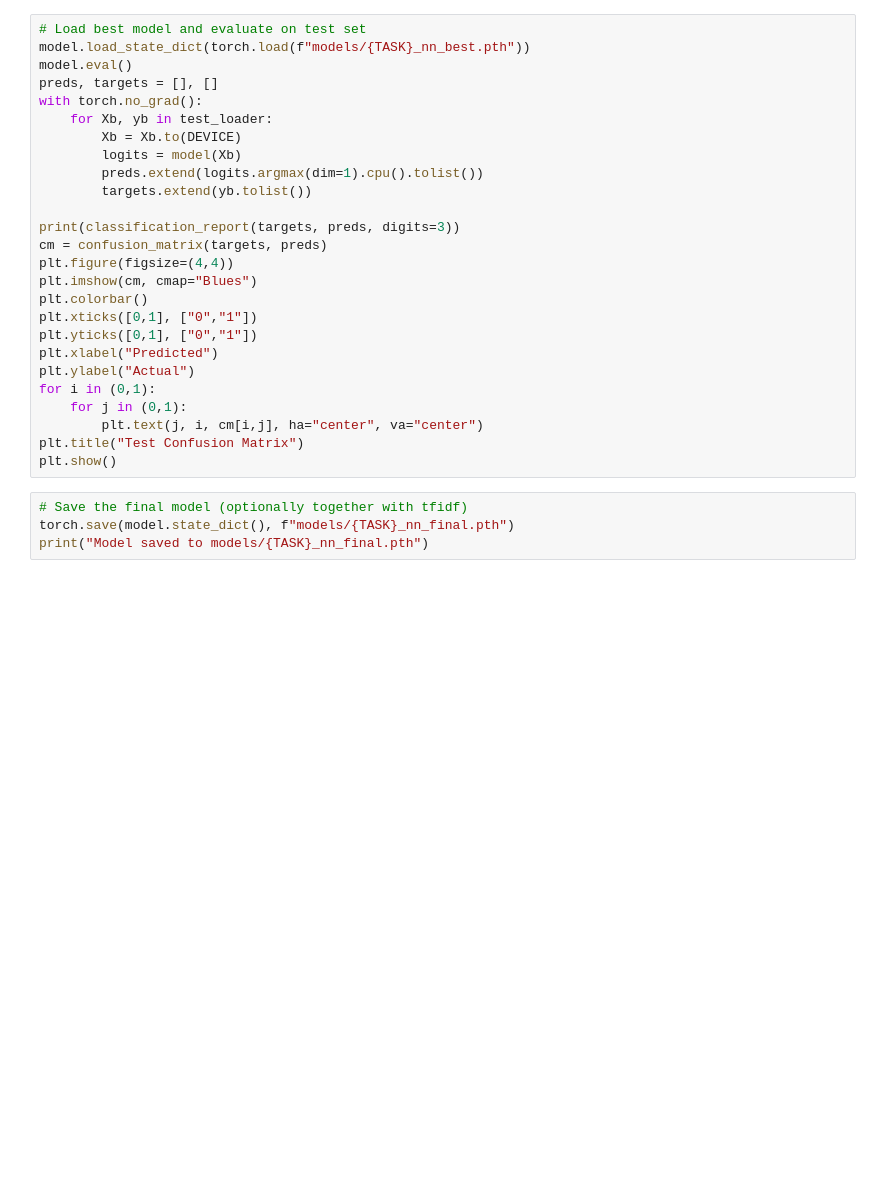
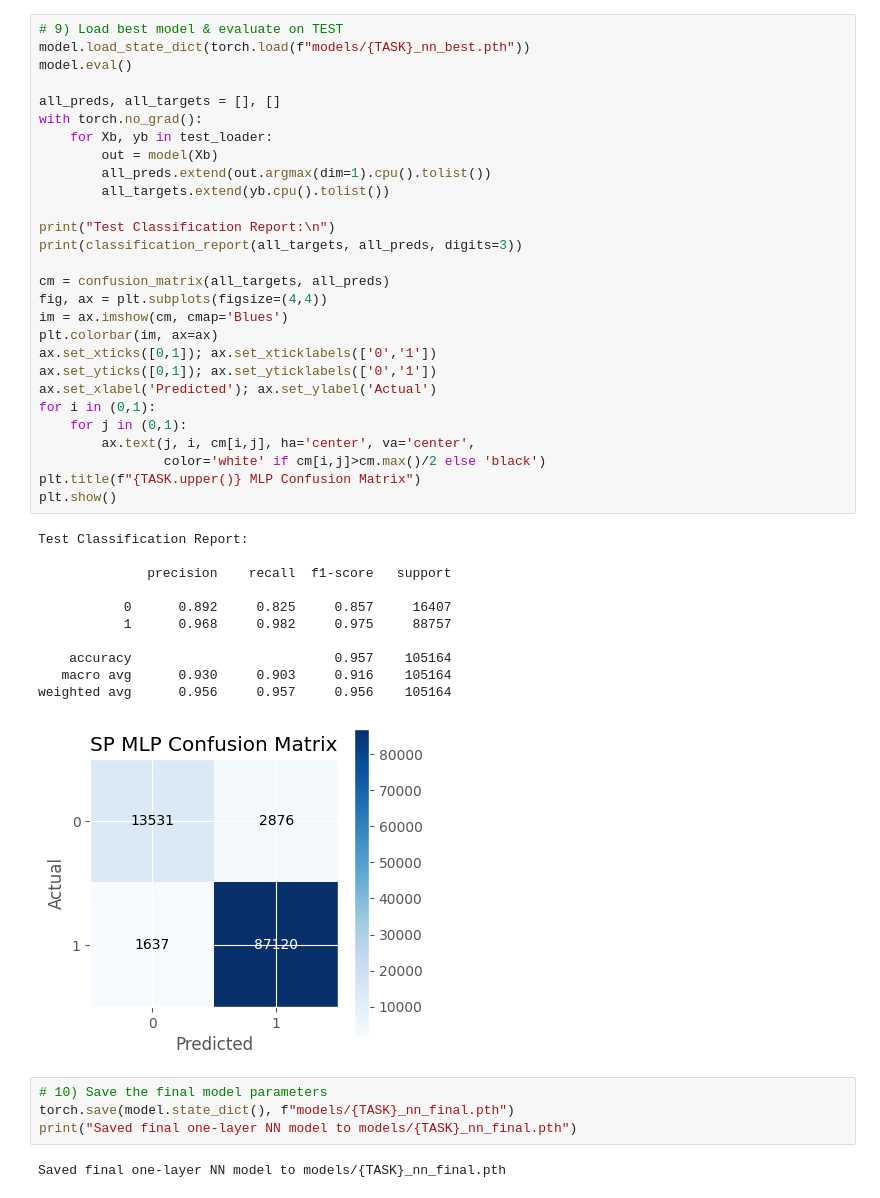
Before and after one commit to elicep01/fake-review-detector, a Jupyter notebook: notebooks/04_nn_tfidf.ipynb, the cells around one changed output. Drawn from its saved outputs; the diff is of its cells as text; blank space fills up the shorter version.

```diff
--- a/notebooks/04_nn_tfidf.ipynb
+++ b/notebooks/04_nn_tfidf.ipynb
@@ -201,30 +231,46 @@ plt.show()
 # %%
-# Load best model and evaluate on test set
+# 9) Load best model & evaluate on TEST
 model.load_state_dict(torch.load(f"models/{TASK}_nn_best.pth"))
 model.eval()
-preds, targets = [], []
+
+all_preds, all_targets = [], []
 with torch.no_grad():
     for Xb, yb in test_loader:
-        Xb = Xb.to(DEVICE)
-        logits = model(Xb)
-        preds.extend(logits.argmax(dim=1).cpu().tolist())
-        targets.extend(yb.tolist())
+        out = model(Xb)
+        all_preds.extend(out.argmax(dim=1).cpu().tolist())
+        all_targets.extend(yb.cpu().tolist())
 
-print(classification_report(targets, preds, digits=3))
-cm = confusion_matrix(targets, preds)
-plt.figure(figsize=(4,4))
-plt.imshow(cm, cmap="Blues")
-plt.colorbar()
-plt.xticks([0,1], ["0","1"])
-plt.yticks([0,1], ["0","1"])
-plt.xlabel("Predicted")
-plt.ylabel("Actual")
+print("Test Classification Report:\n")
+print(classification_report(all_targets, all_preds, digits=3))
+
+cm = confusion_matrix(all_targets, all_preds)
+fig, ax = plt.subplots(figsize=(4,4))
+im = ax.imshow(cm, cmap='Blues')
+plt.colorbar(im, ax=ax)
+ax.set_xticks([0,1]); ax.set_xticklabels(['0','1'])
+ax.set_yticks([0,1]); ax.set_yticklabels(['0','1'])
+ax.set_xlabel('Predicted'); ax.set_ylabel('Actual')
 for i in (0,1):
     for j in (0,1):
-        plt.text(j, i, cm[i,j], ha="center", va="center")
-plt.title("Test Confusion Matrix")
+        ax.text(j, i, cm[i,j], ha='center', va='center',
+                color='white' if cm[i,j]>cm.max()/2 else 'black')
+plt.title(f"{TASK.upper()} MLP Confusion Matrix")
 plt.show()
+# %% [output]
+Test Classification Report:
+
+              precision    recall  f1-score   support
+
+           0      0.892     0.825     0.857     16407
+           1      0.968     0.982     0.975     88757
+
+    accuracy                          0.957    105164
+   macro avg      0.930     0.903     0.916    105164
+weighted avg      0.956     0.957     0.956    105164
+[figure, added]
 # %%
-# Save the final model (optionally together with tfidf)
+# 10) Save the final model parameters
 torch.save(model.state_dict(), f"models/{TASK}_nn_final.pth")
-print("Model saved to models/{TASK}_nn_final.pth")
+print("Saved final one‐layer NN model to models/{TASK}_nn_final.pth")
+# %% [output]
+Saved final one‐layer NN model to models/{TASK}_nn_final.pth
```
Also changed, not shown: parts of 14 cells of this notebook.
